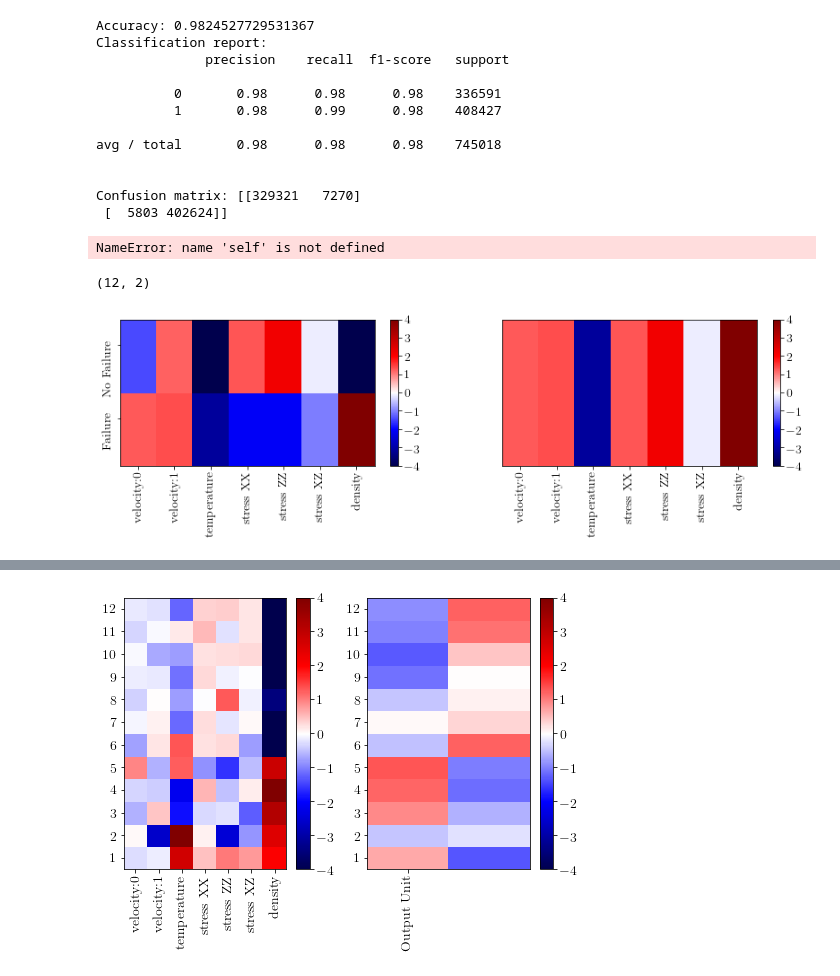
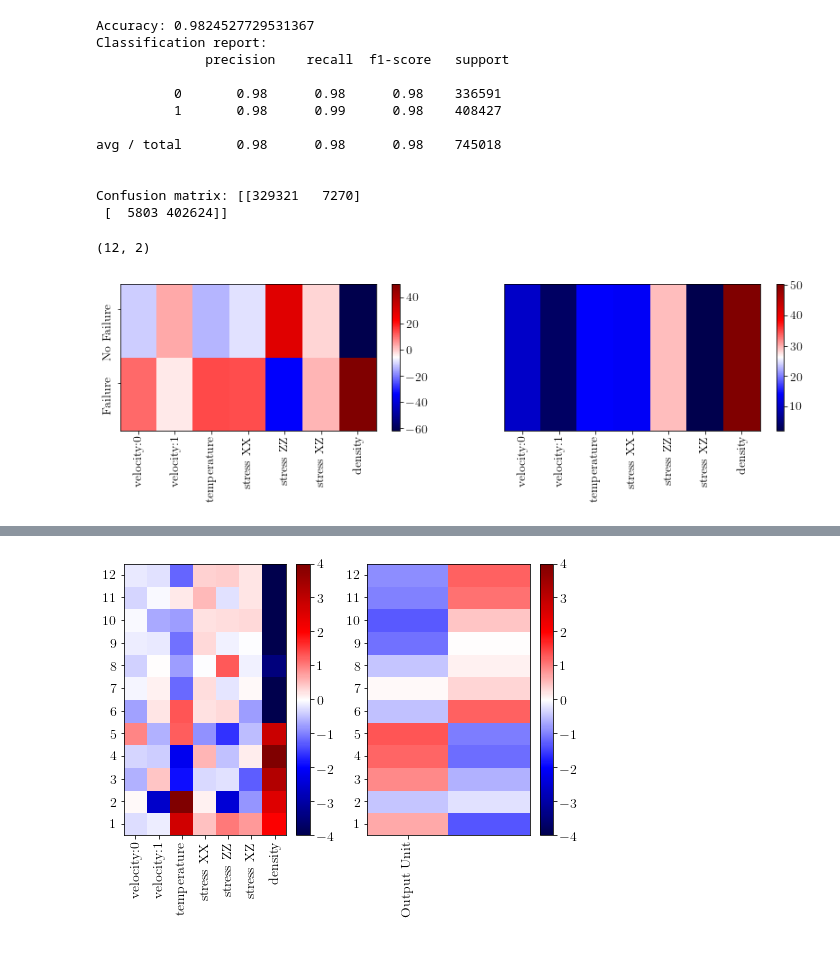
Before and after one commit to msahamed/neural_network_predictability, a Jupyter notebook: neural_network_predictability.ipynb, the cells around one changed output, grey strips where cells are left out. Drawn from its saved outputs; the diff is of its cells as text; code cells hidden in the pictures.

```diff
--- a/neural_network_predictability.ipynb
+++ b/neural_network_predictability.ipynb
@@ -280,13 +280,7 @@ def plot_model_weights(weights):
     plt.tight_layout()
     plt.show()
 # %%
-w = model.get_model_weights()
+ww = model.get_model_weights()
-# %%
-plot_model_weights(w)
-# %% [output]
-NameError: name 'self' is not defined
-# %%
-ww = deviatoric.get_model_weights()
 # %%
 np.shape(ww[4])
 # %% [output]
@@ -300,19 +294,19 @@ result = np.dot(a, np.dot(b, c))
 # %%
 fig = plt.figure(figsize= (14,3))
 plt.subplot(121)
-plt.pcolormesh(np.transpose(result), vmin=-4, vmax=4, cmap="seismic")
+plt.pcolormesh(np.transpose(result), vmin=np.amin(result), vmax=np.amax(result), cmap="seismic")
 xlabels = ['velocity:0', 'velocity:1', 'temperature', 'stress XX', 'stress ZZ', 'stress XZ', 'density']
 plt.xticks([0.5+float(x) for x in range(0, len(xlabels))], xlabels, rotation='vertical')
 ylabels = ['Failure', 'No Failure']
 plt.yticks([0.65 +float(x) for x in range(0, len(ylabels))], ylabels, rotation='vertical')
 plt.colorbar(orientation='vertical')
 
 avg = np.reshape(np.amax(result, axis=1), (7,1))
 plt.subplot(122)
-plt.pcolormesh(np.transpose(avg), vmin=-4, vmax=4, cmap="seismic")
+plt.pcolormesh(np.transpose(avg), vmin=np.amin(avg), vmax=np.amax(avg), cmap="seismic")
 plt.xticks([0.5+float(x) for x in range(0, len(xlabels))], xlabels, rotation='vertical')
 plt.yticks([])
 plt.colorbar(orientation='vertical')
 plt.show()
 # %% [output]
-[figure, old version]
+[figure, new version]
```
Also changed, not shown: parts of 4 cells of this notebook, 1 other file.
